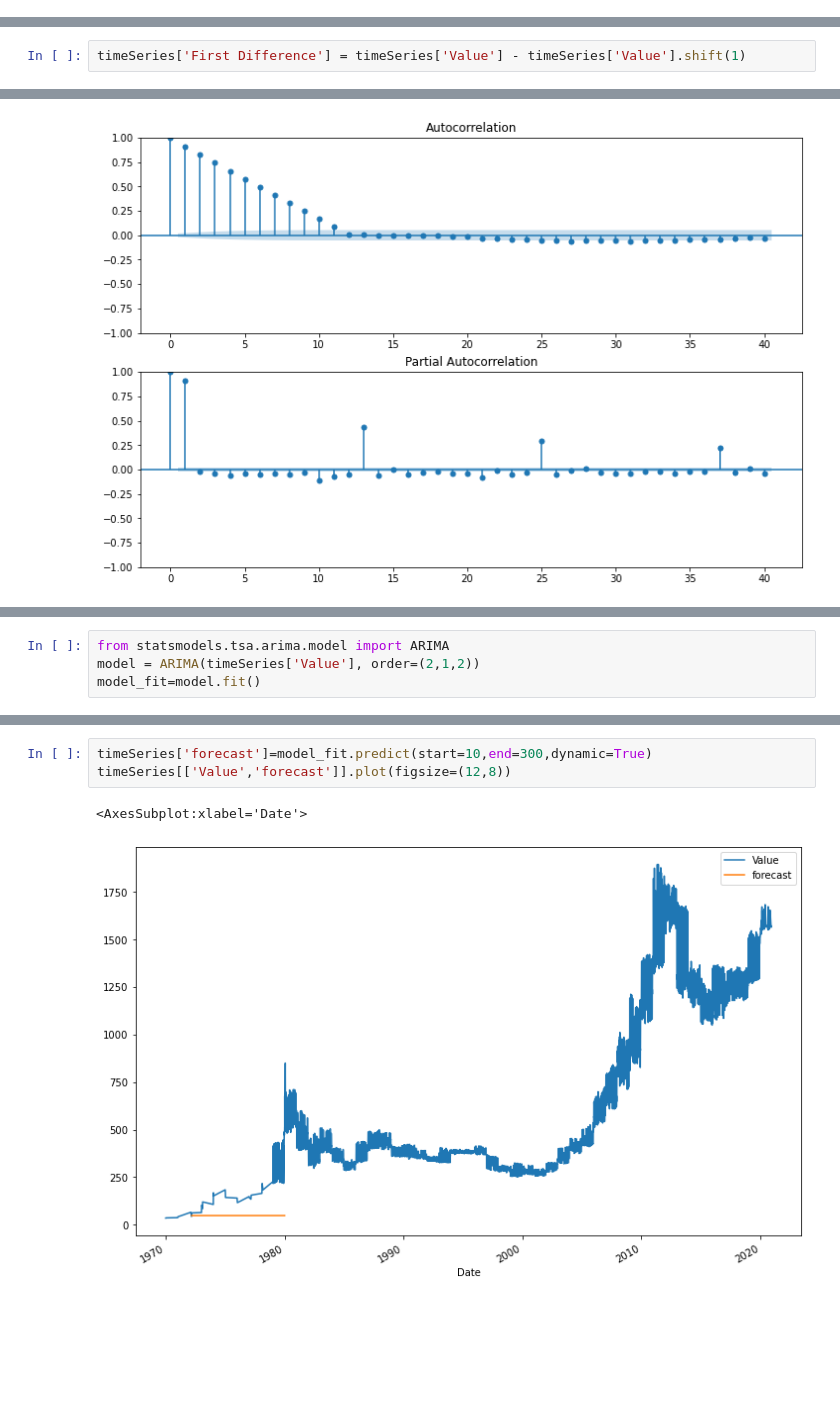
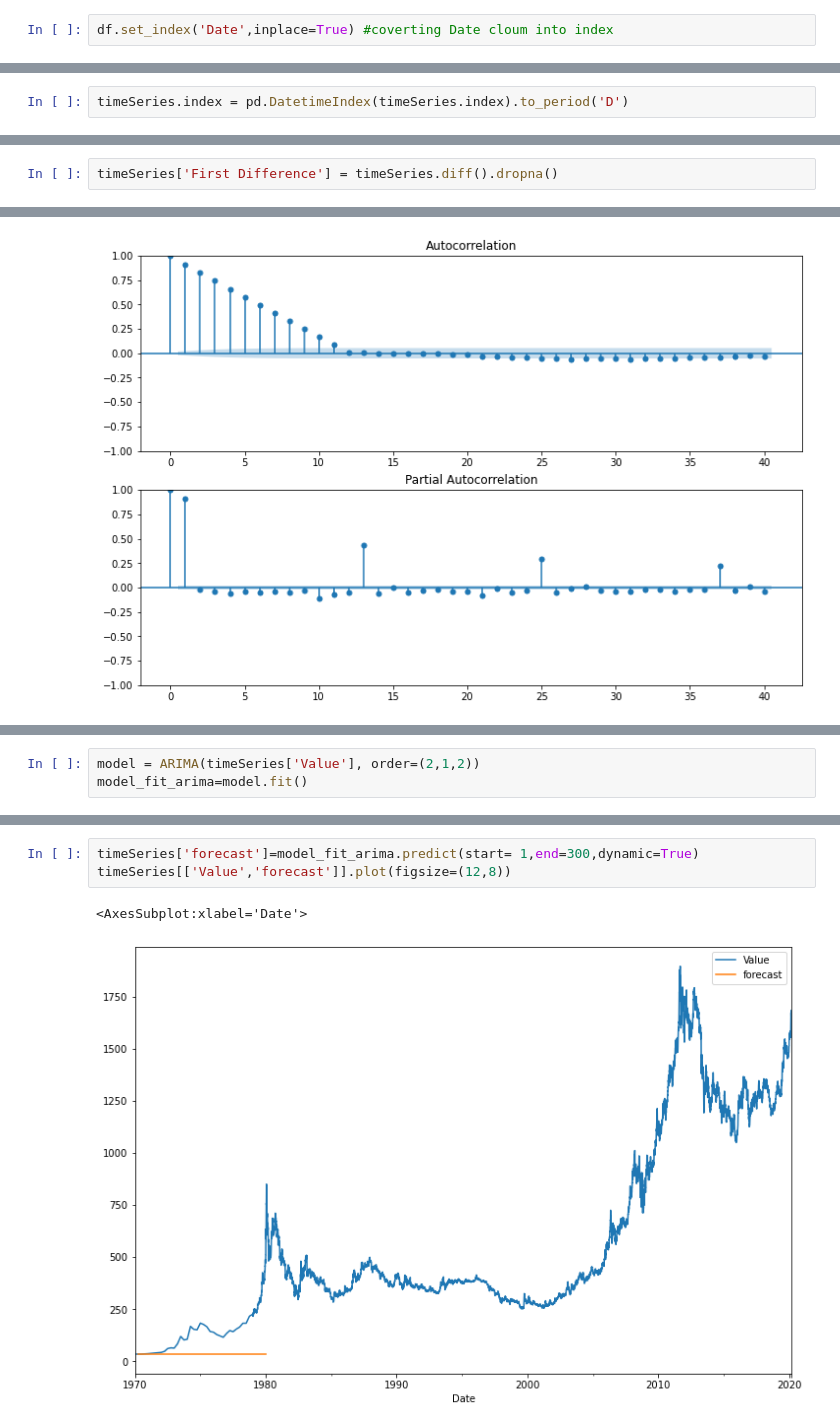
Before and after one commit to sabesan1998/ML_Assignment2_IT19129822_IT19058788_IT19056630, a Jupyter notebook: TimeSeries.ipynb, the cells around one changed output, grey strips where cells are left out. Drawn from its saved outputs; the diff is of its cells as text; blank space fills up the shorter version.

Commit message:
TimeSeries.ipynb final commit

```diff
--- a/TimeSeries.ipynb
+++ b/TimeSeries.ipynb
@@ -23,0 +32,2 @@ Index(['Value'], dtype='object')
+# %%
+df.set_index('Date',inplace=True) #coverting Date cloum into index
@@ -33,6 +53,8 @@ Value    0
 dtype: int64
 # %%
 timeSeries = df.copy()
+# %%
+timeSeries.index = pd.DatetimeIndex(timeSeries.index).to_period('D')
 # %% [markdown]
 Checking the Data is stationary or not
 # %%
@@ -107,7 +128,7 @@ Number of Observations : 10747
 # %% [markdown]
 Change the data to stationary
 # %%
-timeSeries['First Difference'] = timeSeries['Value'] - timeSeries['Value'].shift(1)
+timeSeries['First Difference'] = timeSeries.diff().dropna()
 # %%
 timeSeries['Seasonal First Difference']=timeSeries['Value']-timeSeries['Value'].shift(12)
 # %%
@@ -202,5 +225,4 @@ Total fit time: 85.843 seconds
 # %%
-from statsmodels.tsa.arima.model import ARIMA
 model = ARIMA(timeSeries['Value'], order=(2,1,2))
-model_fit=model.fit()
+model_fit_arima=model.fit()
 # %%
@@ -227,9 +249,9 @@ SARIMAX Results
 Warnings:
 [1] Covariance matrix calculated using the outer product of gradients (complex-step).
 # %%
-timeSeries['forecast']=model_fit.predict(start=10,end=300,dynamic=True)
+timeSeries['forecast']=model_fit_arima.predict(start= 1,end=300,dynamic=True)
 timeSeries[['Value','forecast']].plot(figsize=(12,8))
 # %% [output]
 <AxesSubplot:xlabel='Date'>
-[figure, old version]
+[figure, new version]
 # %%
```
Also changed, not shown: parts of 29 cells of this notebook.
